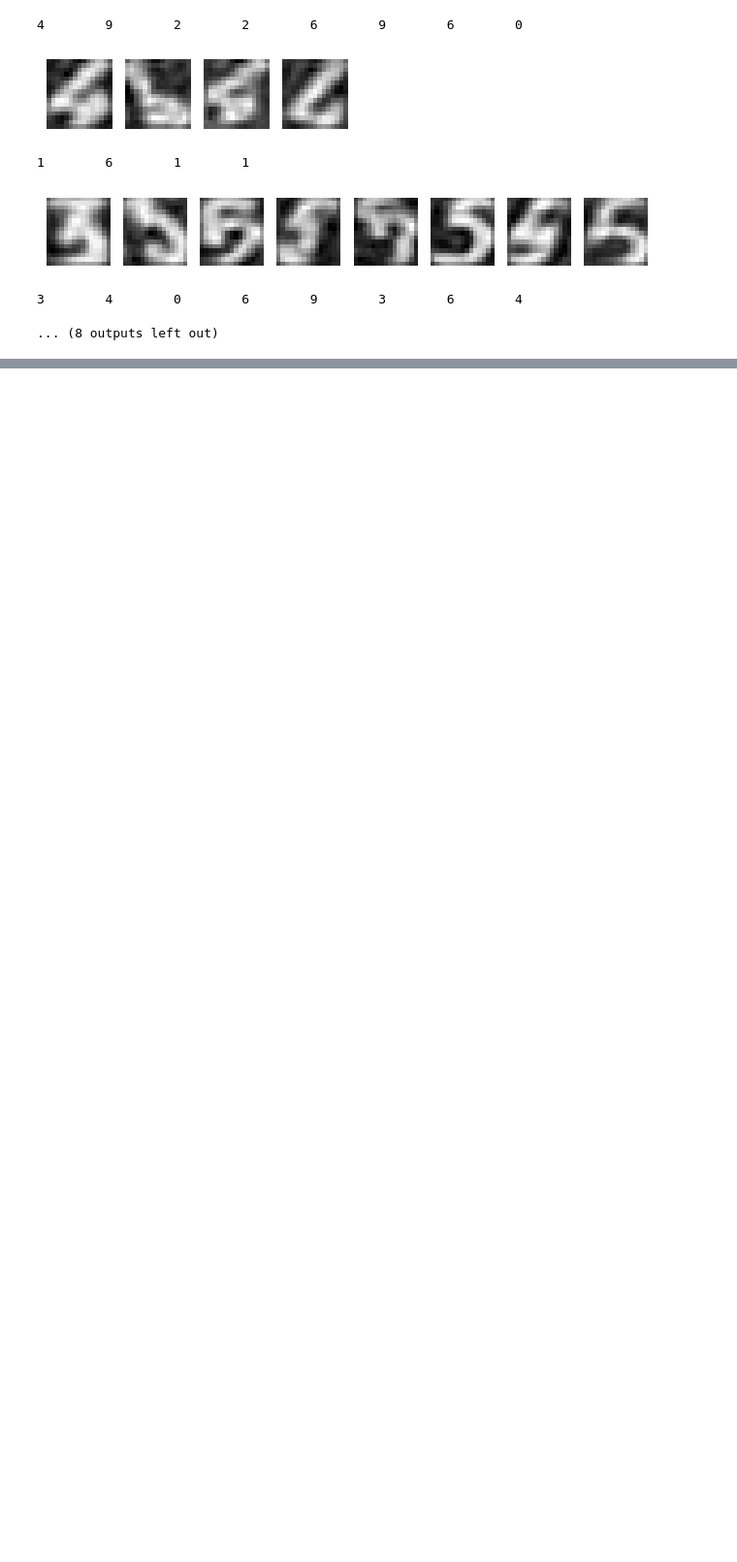
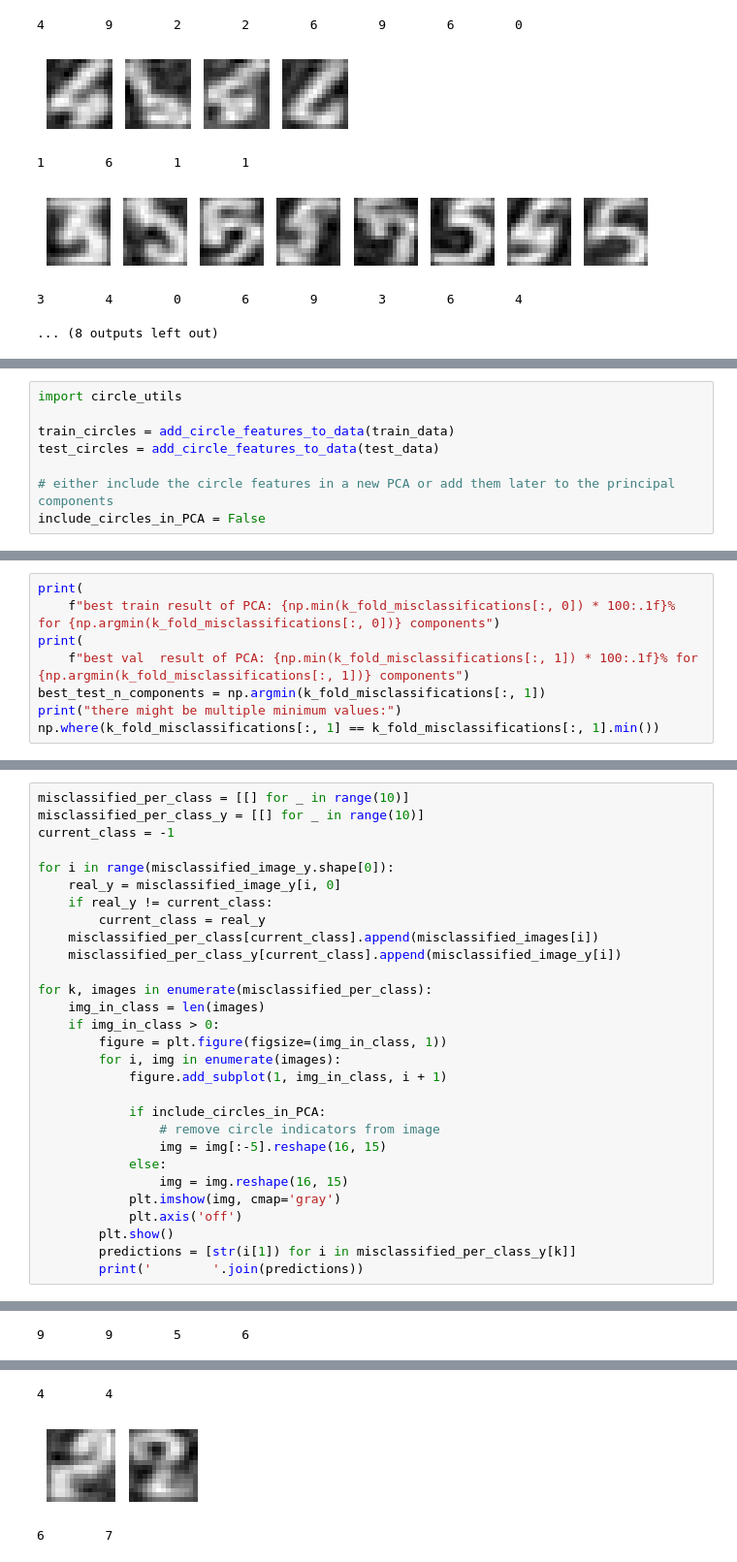
Before and after one commit to RickHuizing/MLProject-Group15-Digits, a Jupyter notebook: data_exploration.ipynb, the cells around one changed output, grey strips where cells are left out. Shown: that part at 97% size. Saved outputs shown, nothing was run; the diff lists cells and outputs as text; blank space fills up the shorter version.

```diff
--- a/data_exploration.ipynb
+++ b/data_exploration.ipynb
@@ -263,0 +283,8 @@ for k, images in enumerate(misclassified_per_class):
+# %%
+import circle_utils
+
+train_circles = add_circle_features_to_data(train_data)
+test_circles = add_circle_features_to_data(test_data)
+
+# either include the circle features in a new PCA or add them later to the principal components
+include_circles_in_PCA = False
@@ -263,0 +315,8 @@ for k, images in enumerate(misclassified_per_class):
+# %%
+print(
+    f"best train result of PCA: {np.min(k_fold_misclassifications[:, 0]) * 100:.1f}% for {np.argmin(k_fold_misclassifications[:, 0])} components")
+print(
+    f"best val  result of PCA: {np.min(k_fold_misclassifications[:, 1]) * 100:.1f}% for {np.argmin(k_fold_misclassifications[:, 1])} components")
+best_test_n_components = np.argmin(k_fold_misclassifications[:, 1])
+print("there might be multiple minimum values:")
+np.where(k_fold_misclassifications[:, 1] == k_fold_misclassifications[:, 1].min())
@@ -263,0 +375,30 @@ for k, images in enumerate(misclassified_per_class):
+# %%
+misclassified_per_class = [[] for _ in range(10)]
+misclassified_per_class_y = [[] for _ in range(10)]
+current_class = -1
+
+for i in range(misclassified_image_y.shape[0]):
+    real_y = misclassified_image_y[i, 0]
+    if real_y != current_class:
+        current_class = real_y
+    misclassified_per_class[current_class].append(misclassified_images[i])
+    misclassified_per_class_y[current_class].append(misclassified_image_y[i])
+
+for k, images in enumerate(misclassified_per_class):
+    img_in_class = len(images)
+    if img_in_class > 0:
+        figure = plt.figure(figsize=(img_in_class, 1))
+        for i, img in enumerate(images):
+            figure.add_subplot(1, img_in_class, i + 1)
+
+            if include_circles_in_PCA:
+                # remove circle indicators from image
+                img = img[:-5].reshape(16, 15)
+            else:
+                img = img.reshape(16, 15)
+            plt.imshow(img, cmap='gray')
+            plt.axis('off')
+        plt.show()
+        predictions = [str(i[1]) for i in misclassified_per_class_y[k]]
+        print('        '.join(predictions))
+# %% [output]
@@ -263,0 +406 @@ for k, images in enumerate(misclassified_per_class):
+9        9        5        6
@@ -263,0 +408,3 @@ for k, images in enumerate(misclassified_per_class):
+4        4
+[figure, added]
+6        7
```
Also changed, not shown: parts of 11 cells of this notebook, 1 other file.
